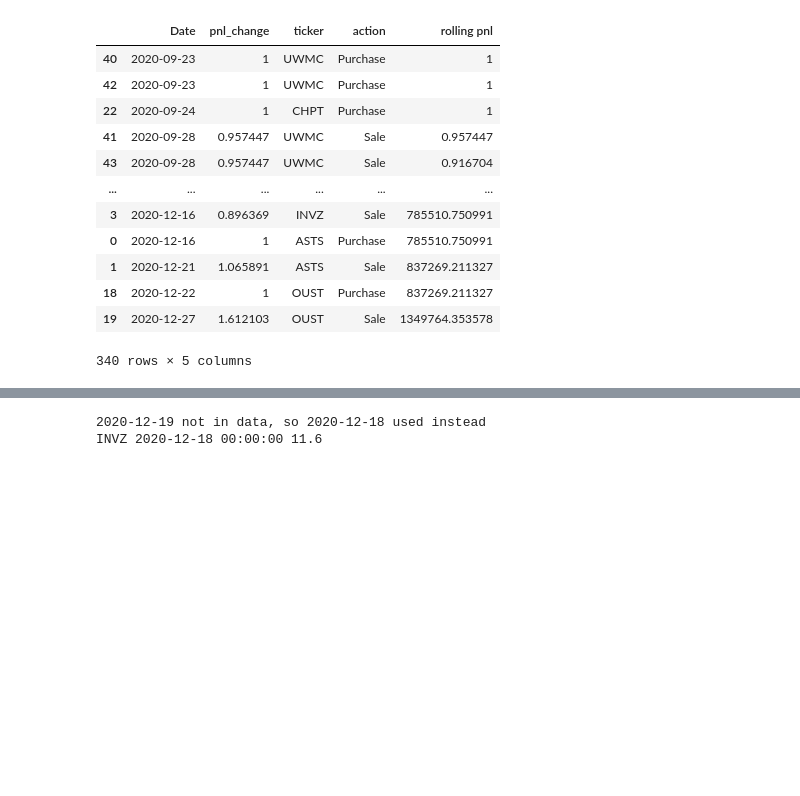
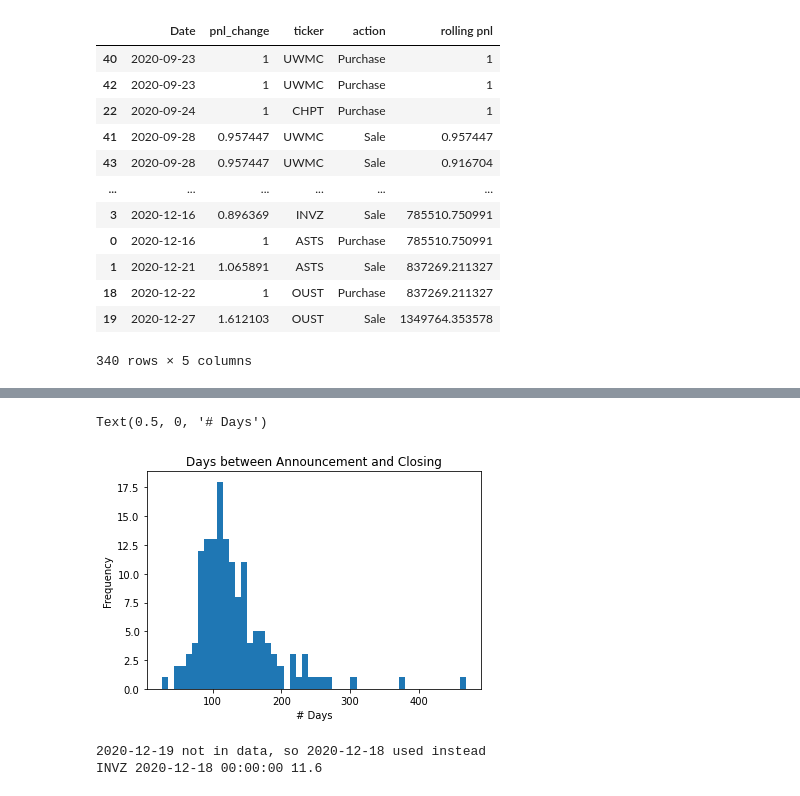
Before and after one commit to rahinroy/spac-ucf, a Jupyter notebook: MN Announcement Trading Backtester.ipynb, the cells around one changed output, grey strips where cells are left out. Cells and saved outputs as stored; diff of their text form; code cells hidden in the pictures; blank space fills up the shorter version.

```diff
--- a/MN Announcement Trading Backtester.ipynb
+++ b/MN Announcement Trading Backtester.ipynb
@@ -183,0 +219,5 @@ Total Returns: 1349764.3535781773
+# %%
+announcements_df = pd.read_csv('filtered_announced_data.csv', index_col = 0)
+announcements_df['Announced'] = pd.to_datetime(announcements_df['Announced'])
+announcements_df['Closed'] = pd.to_datetime(announcements_df['Closed'])
+announcements_df.head()
@@ -184,3 +231,18 @@ Total Returns: 1349764.3535781773
+# %%
+closing_periods = announcements_df['Closed']- announcements_df['Announced']
+# %%
+# Removes the 20 tickers that had NaT for their closing period
+closing_periods_filtered = closing_periods[pd.notnull(closing_periods)].dt.days
+# Removing the outliers that had negative closing periods
+closing_periods_positive = [x for x in closing_periods_filtered if x > 0]
+# %%
+plt.hist(list(closing_periods_positive),bins = 50)
+plt.title('Days between Announcement and Closing')
+plt.ylabel('Frequency')
+plt.xlabel('# Days')
+# %% [output]
+Text(0.5, 0, '# Days')
+[figure, added]
 # %%
 # date = '2020-12-19'
 
```
Also changed, not shown: parts of 9 cells of this notebook.
